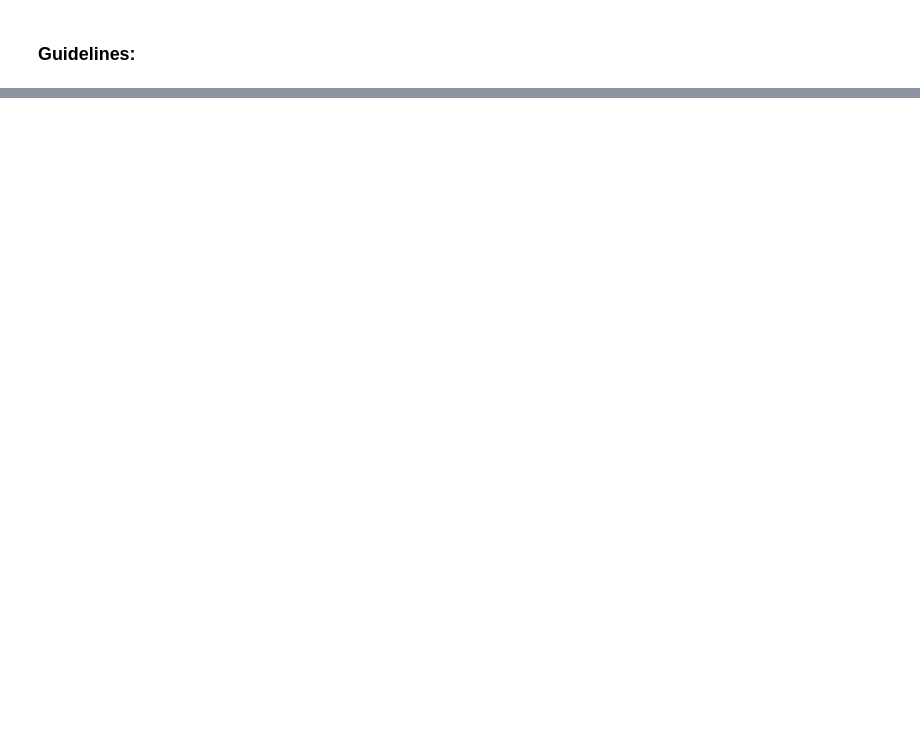
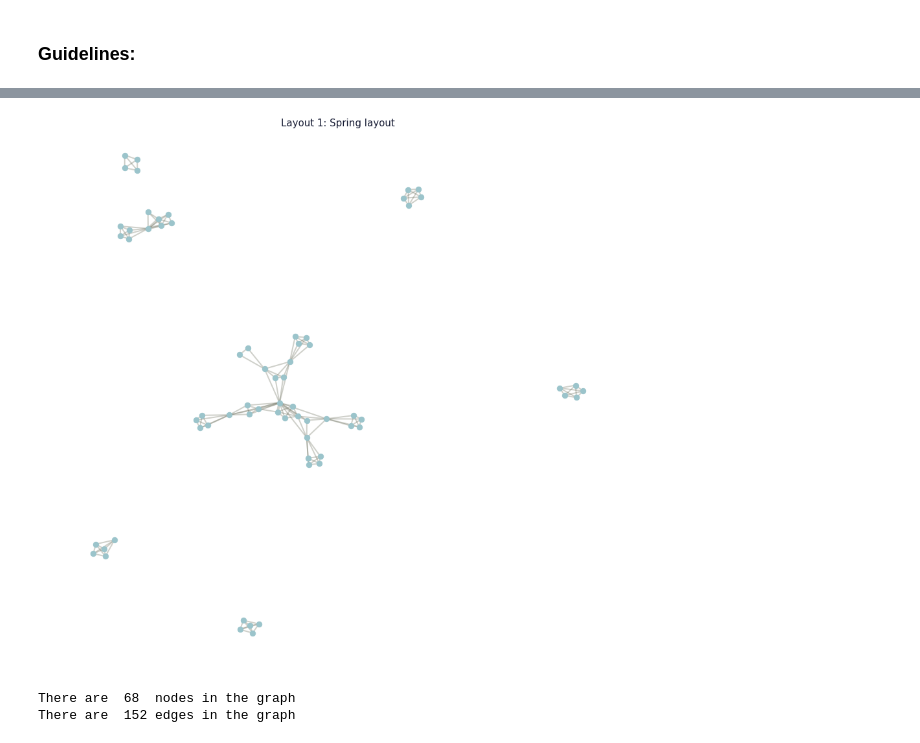
Before and after one commit to Luky1228/Grop_3_Proj, a Jupyter notebook: AGTViz_HW1.ipynb, the cells around one changed output, grey strips where cells are left out. Saved outputs shown, nothing was run; the diff lists cells and outputs as text; code cells hidden in the pictures; blank space fills up the shorter version.

```diff
--- a/AGTViz_HW1.ipynb
+++ b/AGTViz_HW1.ipynb
@@ -23,0 +62,28 @@
+# %%
+name = 'test.db'
+df = create_df_authors_for_year(name, 2015)
+G = create_graph_from_pandas_df(df)
+# %%
+# labels = nx.get_edge_attributes(G,'weight')
+
+weights = nx.get_edge_attributes(G,'weight')
+widths = [weights[i]*2 for i in G.edges()]
+
+pos = nx.spring_layout(G)
+
+plt.figure(figsize=(15, 15))
+plt.title('Layout 1: Spring layout', color="#161B33", fontsize=15)
+edges_ = nx.draw_networkx_edges(G, pos, width=widths, edge_color='#5F634F', alpha=0.3)
+nodes_ = nx.draw_networkx_nodes(G, pos, node_size=70, node_color='#9BC4CB')
+# nx.draw_networkx_labels(G, pos, font_size=5)
+plt.axis('off')
+plt.show()
+
+v = len(G.nodes())
+e = len(G.edges())
+print('There are ', v, ' nodes in the graph')
+print('There are ', e, 'edges in the graph')
+# %% [output]
+[figure, added]
+There are  68  nodes in the graph
+There are  152 edges in the graph
```
Also changed, not shown: parts of 37 cells of this notebook.
